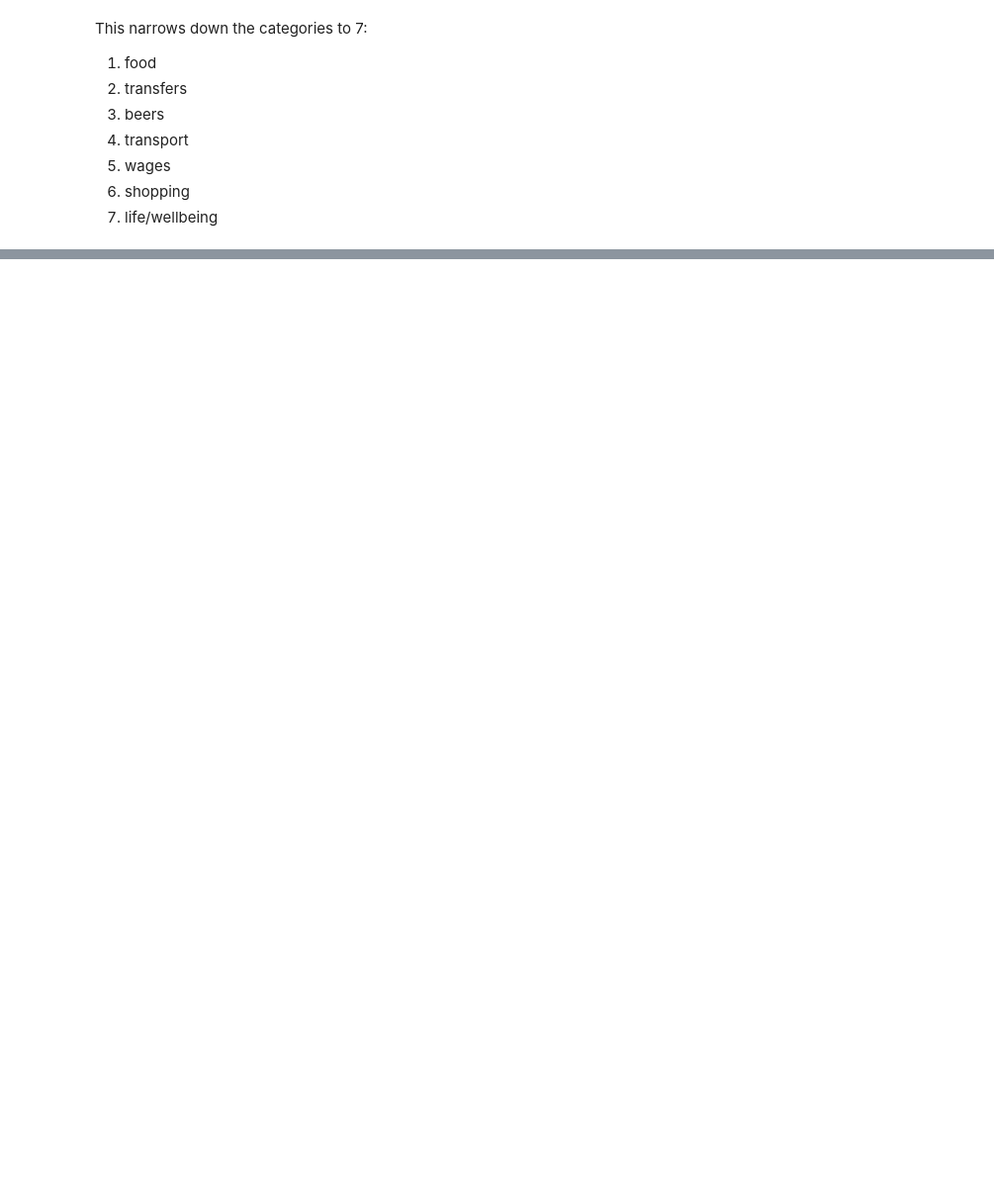
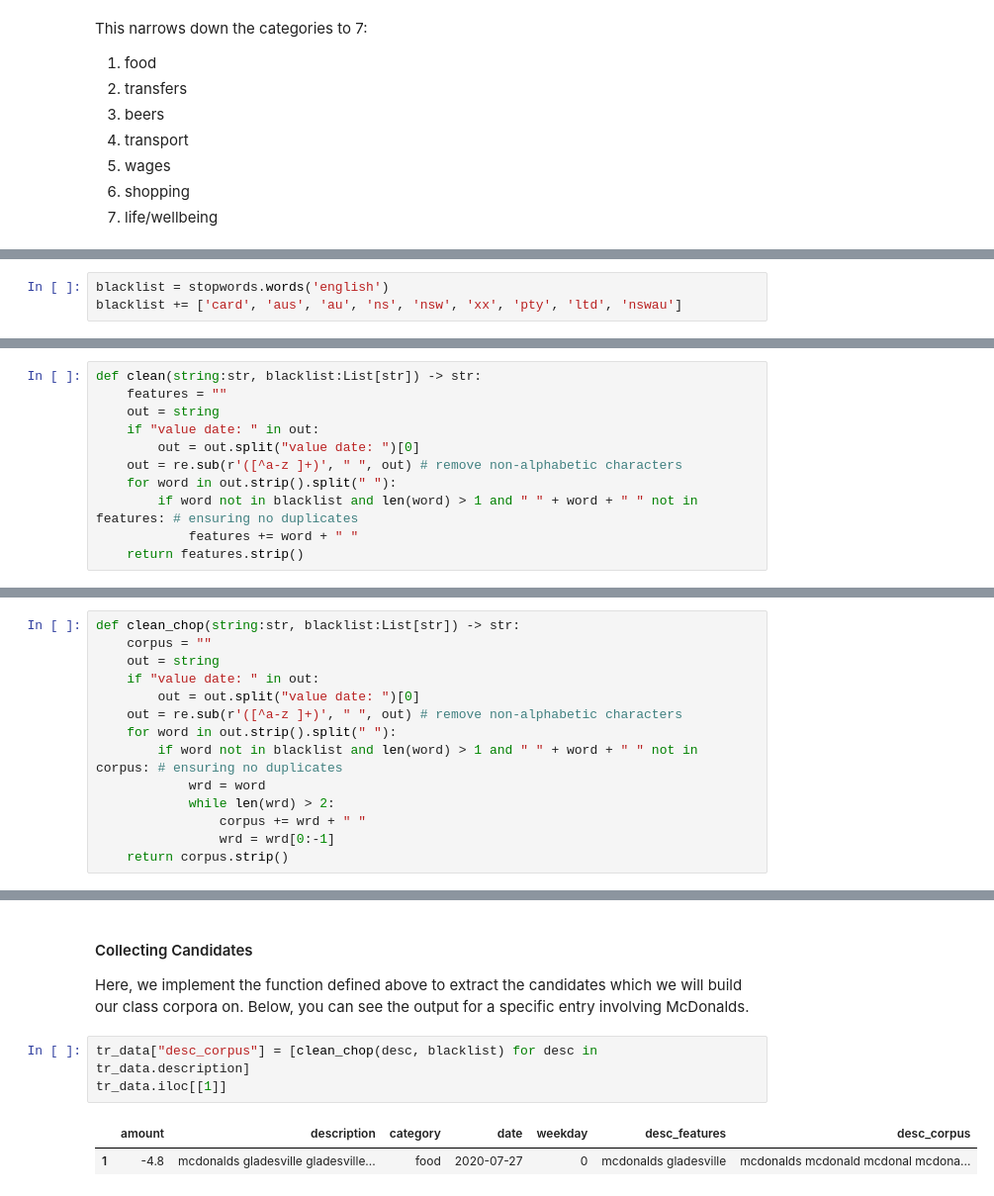
Before and after one commit to BillyDodds/Transactions_ML, a Jupyter notebook: notebooks/1. Processing the Data.ipynb, the cells around one changed output, grey strips where cells are left out. Shown at 99% size. Cells and saved outputs as stored; diff of their text form; blank space fills up the shorter version.

```diff
--- a/notebooks/1. Processing the Data.ipynb
+++ b/notebooks/1. Processing the Data.ipynb
@@ -417,0 +178,3 @@ KeyboardInterrupt:
+# %%
+blacklist = stopwords.words('english')
+blacklist += ['card', 'aus', 'au', 'ns', 'nsw', 'xx', 'pty', 'ltd', 'nswau']
@@ -417,0 +184,11 @@ KeyboardInterrupt:
+# %%
+def clean(string:str, blacklist:List[str]) -> str:
+    features = ""
+    out = string
+    if "value date: " in out:
+        out = out.split("value date: ")[0]
+    out = re.sub(r'([^a-z ]+)', " ", out) # remove non-alphabetic characters
+    for word in out.strip().split(" "):
+        if word not in blacklist and len(word) > 1 and " " + word + " " not in features: # ensuring no duplicates
+            features += word + " "
+    return features.strip()
@@ -417,0 +215,14 @@ KeyboardInterrupt:
+# %%
+def clean_chop(string:str, blacklist:List[str]) -> str:
+    corpus = ""
+    out = string
+    if "value date: " in out:
+        out = out.split("value date: ")[0]
+    out = re.sub(r'([^a-z ]+)', " ", out) # remove non-alphabetic characters
+    for word in out.strip().split(" "):
+        if word not in blacklist and len(word) > 1 and " " + word + " " not in corpus: # ensuring no duplicates
+            wrd = word
+            while len(wrd) > 2:
+                corpus += wrd + " "
+                wrd = wrd[0:-1]
+    return corpus.strip()
@@ -417,0 +260,10 @@ KeyboardInterrupt:
+# %% [markdown]
+#### Collecting Candidates
+
+Here, we implement the function defined above to extract the candidates which we will build our class corpora on. Below, you can see the output for a specific entry involving McDonalds.
+# %%
+tr_data["desc_corpus"] = [clean_chop(desc, blacklist) for desc in tr_data.description]
+tr_data.iloc[[1]]
+# %% [output]
+|  | amount | description | category | date | weekday | desc_features | desc_corpus |
+| 1 | -4.8 | mcdonalds gladesville gladesville... | food | 2020-07-27 | 0 | mcdonalds gladesville | mcdonalds mcdonald mcdonal mcdona... |
```
Also changed, not shown: parts of 56 cells of this notebook, 1 other file.
